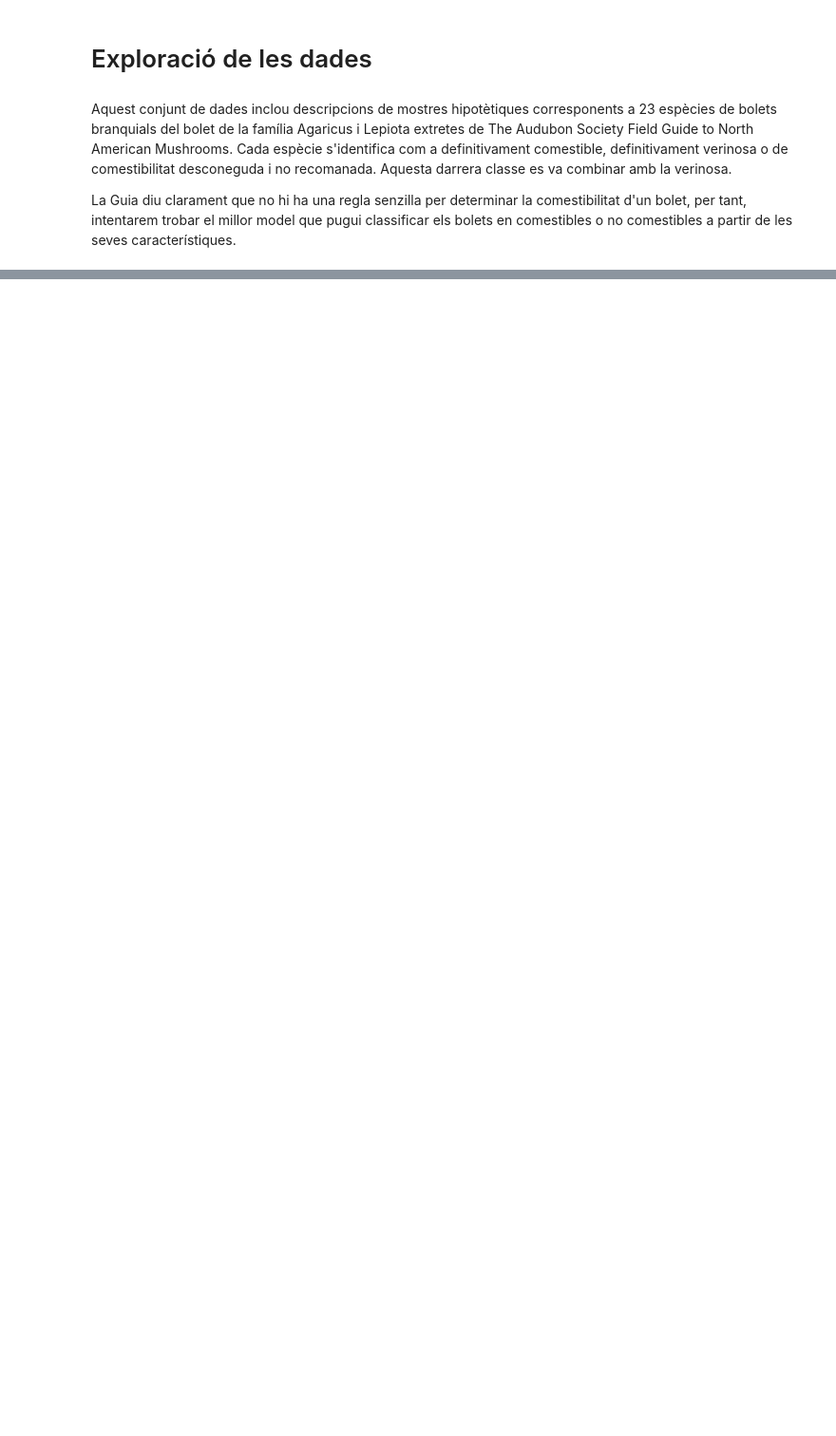
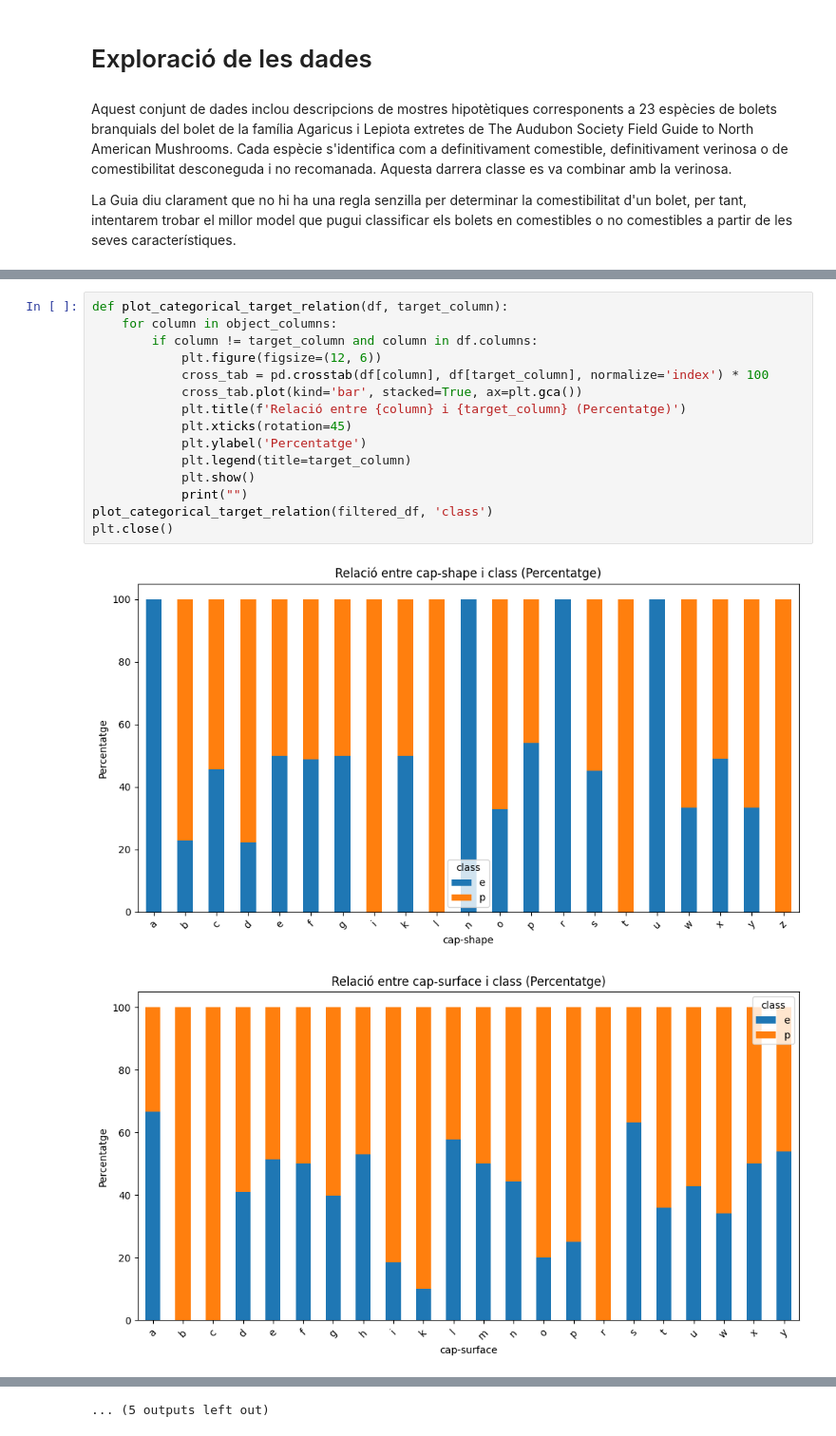
Before and after one commit to isma-fernandez/Kaggle---Mushroom-Classification, a Jupyter notebook: mushroom.ipynb, the cells around one changed output, grey strips where cells are left out. Shown at 95% size. Saved outputs shown, nothing was run; the diff lists cells and outputs as text; blank space fills up the shorter version.

```diff
--- a/mushroom.ipynb
+++ b/mushroom.ipynb
@@ -313,0 +423,18 @@ Warning: Total number of columns (109) exceeds max_columns (20) limiting to firs
+# %%
+def plot_categorical_target_relation(df, target_column):
+    for column in object_columns:
+        if column != target_column and column in df.columns:
+            plt.figure(figsize=(12, 6))
+            cross_tab = pd.crosstab(df[column], df[target_column], normalize='index') * 100
+            cross_tab.plot(kind='bar', stacked=True, ax=plt.gca())
+            plt.title(f'Relació entre {column} i {target_column} (Percentatge)')
+            plt.xticks(rotation=45)
+            plt.ylabel('Percentatge')
+            plt.legend(title=target_column)
+            plt.show()
+            print("")
+plot_categorical_target_relation(filtered_df, 'class')
+plt.close()
+# %% [output]
+[figure, added]
+[figure, added]
@@ -313,0 +451 @@ Warning: Total number of columns (109) exceeds max_columns (20) limiting to firs
+... (5 outputs left out)
```
Also changed, not shown: parts of 98 cells of this notebook, 5 other files.
